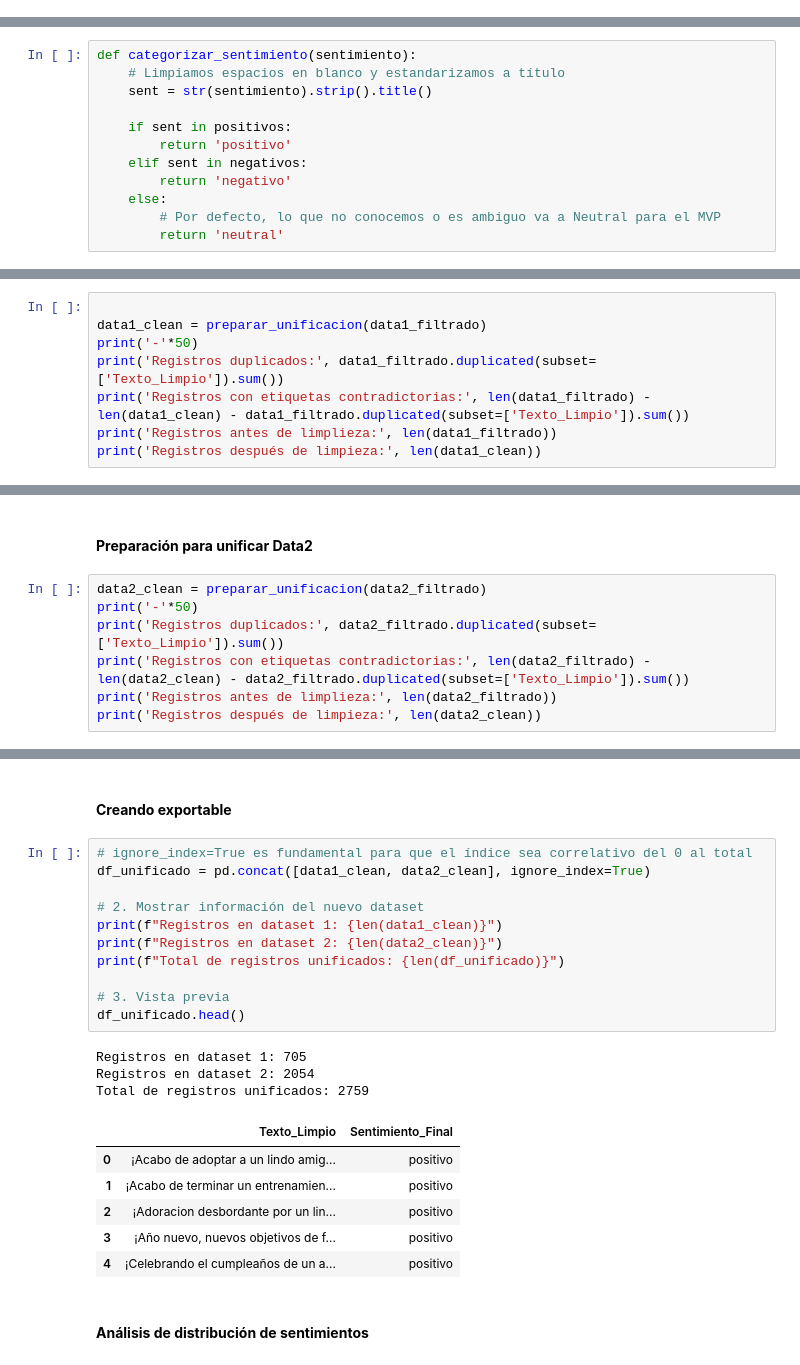
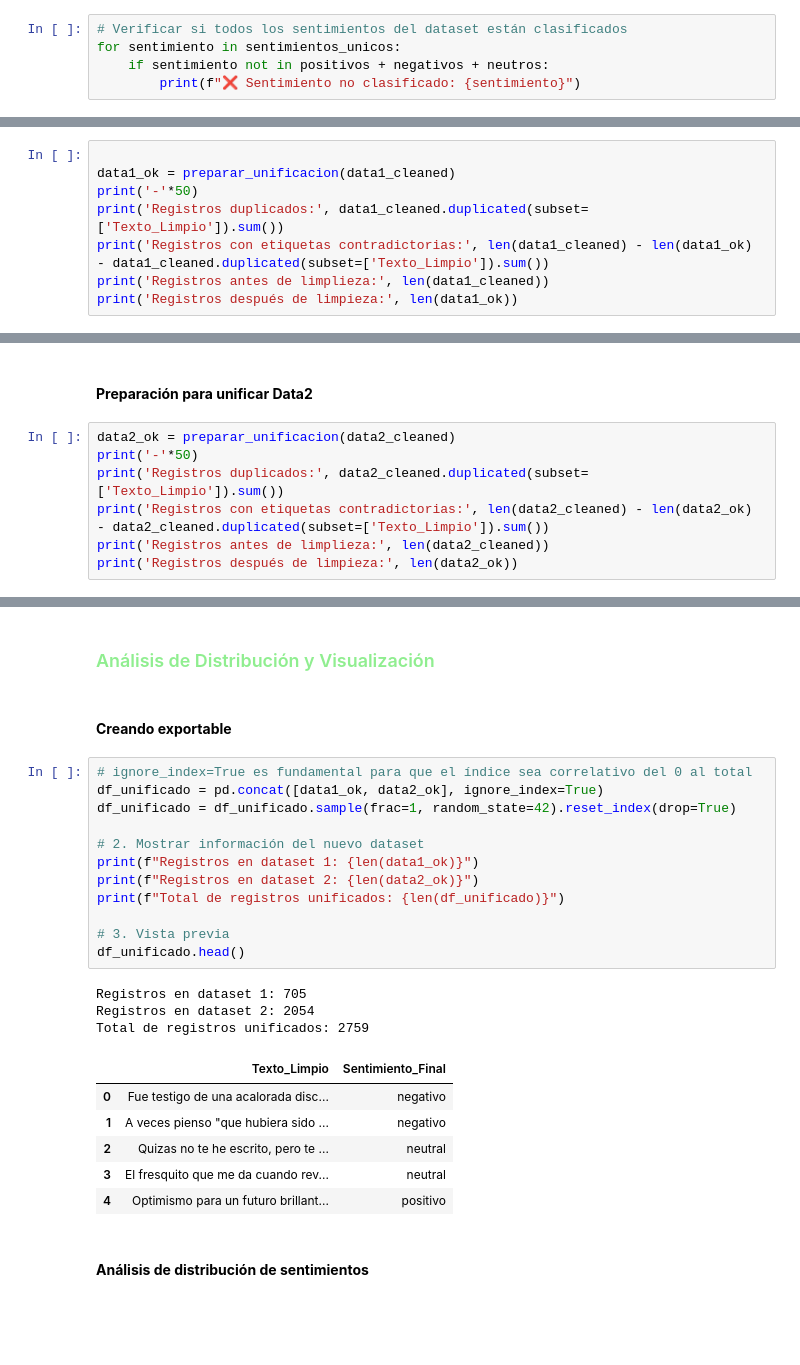
Before and after one commit to ml-punto-tech/sentiment-api, a Jupyter notebook: data-science/notebooks/Procesamiento_y_Clasificacion_de_Datos_SentimentAPI_enero.ipynb, the cells around one changed output, grey strips where cells are left out. Cells and saved outputs as stored; diff of their text form; blank space fills up the shorter version.

Commit message:
mejora en funcion limpieza de dataset

```diff
--- a/data-science/notebooks/Procesamiento_y_Clasificacion_de_Datos_SentimentAPI_enero.ipynb
+++ b/data-science/notebooks/Procesamiento_y_Clasificacion_de_Datos_SentimentAPI_enero.ipynb
@@ -361,14 +404,7 @@ Sentimientos neutros: 3
+# %%
+# Verificar si todos los sentimientos del dataset están clasificados
+for sentimiento in sentimientos_unicos:
+	if sentimiento not in positivos + negativos + neutros:
+		print(f"❌ Sentimiento no clasificado: {sentimiento}")
 # %% [markdown]
 #### **Función para categorizar sentimientos**
-# %%
-def categorizar_sentimiento(sentimiento):
-    # Limpiamos espacios en blanco y estandarizamos a título
-    sent = str(sentimiento).strip().title()
-
-    if sent in positivos:
-        return 'positivo'
-    elif sent in negativos:
-        return 'negativo'
-    else:
-        # Por defecto, lo que no conocemos o es ambiguo va a Neutral para el MVP
-        return 'neutral'
@@ -460,11 +487,11 @@ def preparar_unificacion(data):
 #### **Preparación para unificar Data1**
 # %%
 
-data1_clean = preparar_unificacion(data1_filtrado)
+data1_ok = preparar_unificacion(data1_cleaned)
 print('-'*50)
-print('Registros duplicados:', data1_filtrado.duplicated(subset=['Texto_Limpio']).sum())
-print('Registros con etiquetas contradictorias:', len(data1_filtrado) - len(data1_clean) - data1_filtrado.duplicated(subset=['Texto_Limpio']).sum())
-print('Registros antes de limplieza:', len(data1_filtrado))
-print('Registros después de limpieza:', len(data1_clean))
+print('Registros duplicados:', data1_cleaned.duplicated(subset=['Texto_Limpio']).sum())
+print('Registros con etiquetas contradictorias:', len(data1_cleaned) - len(data1_ok) - data1_cleaned.duplicated(subset=['Texto_Limpio']).sum())
+print('Registros antes de limplieza:', len(data1_cleaned))
+print('Registros después de limpieza:', len(data1_ok))
 # %% [output]
                                           Texto_Limpio Sentimiento_Final
@@ -481,11 +508,11 @@ Registros después de limpieza: 705
 # %% [markdown]
 #### **Preparación para unificar Data2**
 # %%
-data2_clean = preparar_unificacion(data2_filtrado)
+data2_ok = preparar_unificacion(data2_cleaned)
 print('-'*50)
-print('Registros duplicados:', data2_filtrado.duplicated(subset=['Texto_Limpio']).sum())
-print('Registros con etiquetas contradictorias:', len(data2_filtrado) - len(data2_clean) - data2_filtrado.duplicated(subset=['Texto_Limpio']).sum())
-print('Registros antes de limplieza:', len(data2_filtrado))
-print('Registros después de limpieza:', len(data2_clean))
+print('Registros duplicados:', data2_cleaned.duplicated(subset=['Texto_Limpio']).sum())
+print('Registros con etiquetas contradictorias:', len(data2_cleaned) - len(data2_ok) - data2_cleaned.duplicated(subset=['Texto_Limpio']).sum())
+print('Registros antes de limplieza:', len(data2_cleaned))
+print('Registros después de limpieza:', len(data2_ok))
 # %% [output]
                                            Texto_Limpio Sentimiento_Final
@@ -499,29 +526,32 @@ Registros duplicados: 398
 Registros con etiquetas contradictorias: 88
 Registros antes de limplieza: 2540
 Registros después de limpieza: 2054
+# %% [markdown]
+### <font size=12 color=lightgreen>Análisis de Distribución y Visualización</font>
 # %% [markdown]
 #### **Creando exportable**
 # %%
 # ignore_index=True es fundamental para que el índice sea correlativo del 0 al total
-df_unificado = pd.concat([data1_clean, data2_clean], ignore_index=True)
+df_unificado = pd.concat([data1_ok, data2_ok], ignore_index=True)
+df_unificado = df_unificado.sample(frac=1, random_state=42).reset_index(drop=True)
 
 # 2. Mostrar información del nuevo dataset
-print(f"Registros en dataset 1: {len(data1_clean)}")
-print(f"Registros en dataset 2: {len(data2_clean)}")
+print(f"Registros en dataset 1: {len(data1_ok)}")
+print(f"Registros en dataset 2: {len(data2_ok)}")
 print(f"Total de registros unificados: {len(df_unificado)}")
 
 # 3. Vista previa
 df_unificado.head()
 # %% [output]
 Registros en dataset 1: 705
 Registros en dataset 2: 2054
 Total de registros unificados: 2759
 |  | Texto_Limpio | Sentimiento_Final |
-| 0 | ¡Acabo de adoptar a un lindo amig... | positivo |
-| 1 | ¡Acabo de terminar un entrenamien... | positivo |
-| 2 | ¡Adoracion desbordante por un lin... | positivo |
-| 3 | ¡Año nuevo, nuevos objetivos de f... | positivo |
-| 4 | ¡Celebrando el cumpleaños de un a... | positivo |
+| 0 | Fue testigo de una acalorada disc... | negativo |
+| 1 | A veces pienso "que hubiera sido ... | negativo |
+| 2 | Quizas no te he escrito, pero te ... | neutral |
+| 3 | El fresquito que me da cuando rev... | neutral |
+| 4 | Optimismo para un futuro brillant... | positivo |
 # %% [markdown]
 #### **Análisis de distribución de sentimientos**
 # %%
```
Also changed, not shown: parts of 43 cells of this notebook, 3 other files.
